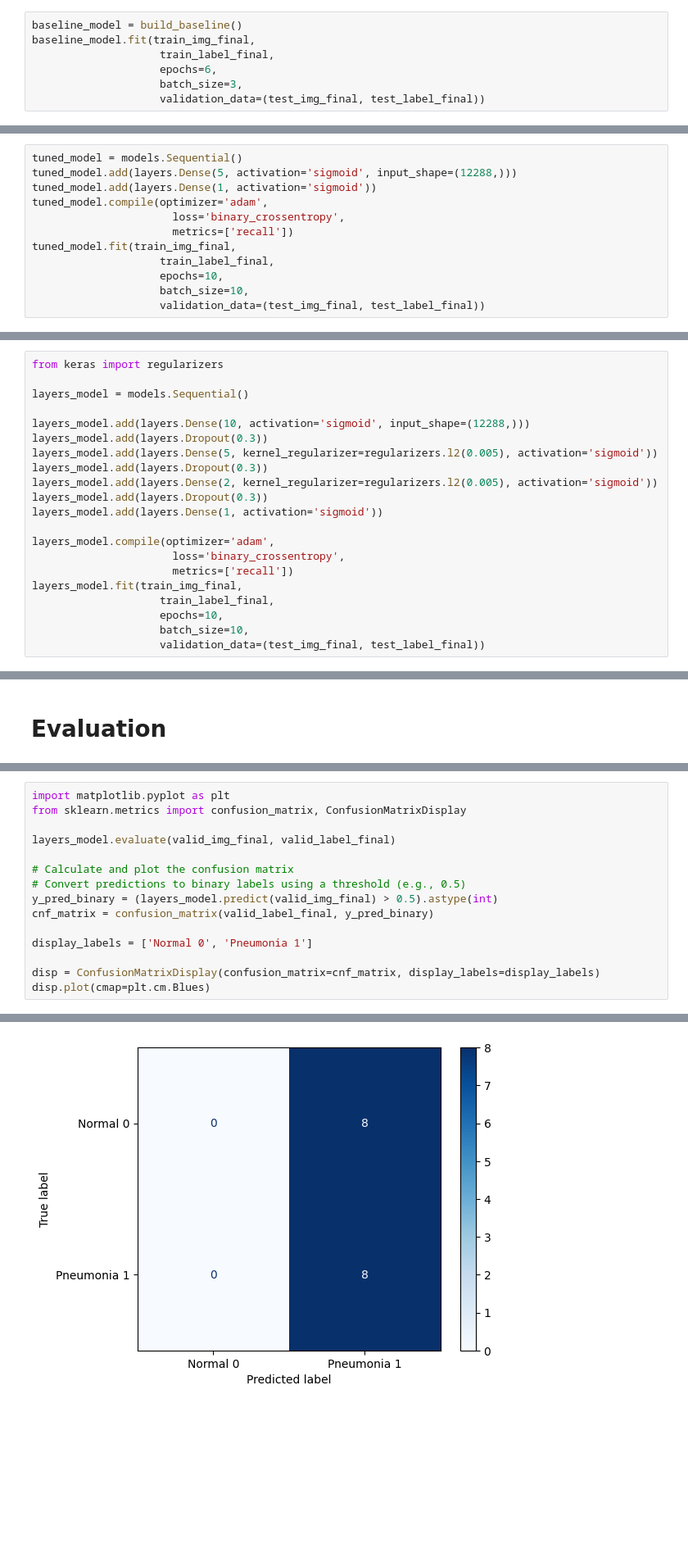
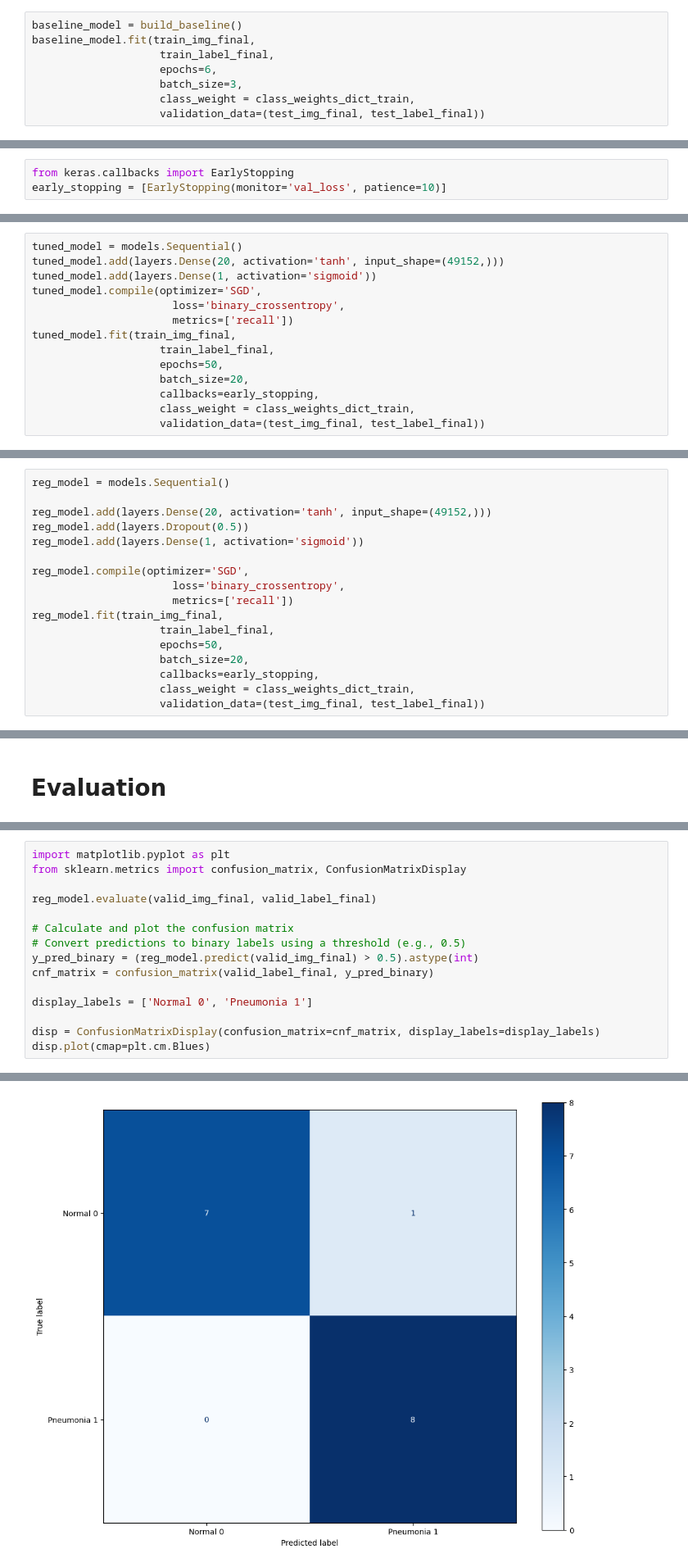
Before and after one commit to johnlocke333/xray_image_classification, a Jupyter notebook: notebook.ipynb, the cells around one changed output, grey strips where cells are left out. Shown at 82% size. Saved outputs shown, nothing was run; the diff lists cells and outputs as text; blank space fills up the shorter version.

Commit message:
Model, worked more on gridsearch to find best parameters and experimented with hidden layers/regularization

```diff
--- a/notebook.ipynb
+++ b/notebook.ipynb
@@ -127,6 +160,7 @@ baseline_model.fit(train_img_final,
                     train_label_final,
                     epochs=6,
                     batch_size=3,
+                    class_weight = class_weights_dict_train,
                     validation_data=(test_img_final, test_label_final))
 # %% [output]
 Epoch 1/6
@@ -144,4 +178,7 @@ Epoch 6/6
 <keras.src.callbacks.history.History at 0x...>
+# %%
+from keras.callbacks import EarlyStopping
+early_stopping = [EarlyStopping(monitor='val_loss', patience=10)]
 # %%
 tuning_model=KerasClassifier(build_fn=build_baseline)
 # %%
@@ -320,13 +401,15 @@ recall
 # %%
 tuned_model = models.Sequential()
-tuned_model.add(layers.Dense(5, activation='sigmoid', input_shape=(12288,)))
+tuned_model.add(layers.Dense(20, activation='tanh', input_shape=(49152,)))
 tuned_model.add(layers.Dense(1, activation='sigmoid'))
-tuned_model.compile(optimizer='adam',
+tuned_model.compile(optimizer='SGD',
                       loss='binary_crossentropy',
                       metrics=['recall'])
 tuned_model.fit(train_img_final,
                     train_label_final,
-                    epochs=10,
-                    batch_size=10,
+                    epochs=50,
+                    batch_size=20,
+                    callbacks=early_stopping,
+                    class_weight = class_weights_dict_train,
                     validation_data=(test_img_final, test_label_final))
 # %% [output]
@@ -366,22 +434,18 @@ results_test
 # %%
-from keras import regularizers
+reg_model = models.Sequential()
 
-layers_model = models.Sequential()
+reg_model.add(layers.Dense(20, activation='tanh', input_shape=(49152,)))
+reg_model.add(layers.Dropout(0.5))
+reg_model.add(layers.Dense(1, activation='sigmoid'))
 
-layers_model.add(layers.Dense(10, activation='sigmoid', input_shape=(12288,)))
-layers_model.add(layers.Dropout(0.3))
-layers_model.add(layers.Dense(5, kernel_regularizer=regularizers.l2(0.005), activation='sigmoid'))
-layers_model.add(layers.Dropout(0.3))
-layers_model.add(layers.Dense(2, kernel_regularizer=regularizers.l2(0.005), activation='sigmoid'))
-layers_model.add(layers.Dropout(0.3))
-layers_model.add(layers.Dense(1, activation='sigmoid'))
-
-layers_model.compile(optimizer='adam',
+reg_model.compile(optimizer='SGD',
                       loss='binary_crossentropy',
                       metrics=['recall'])
-layers_model.fit(train_img_final,
+reg_model.fit(train_img_final,
                     train_label_final,
-                    epochs=10,
-                    batch_size=10,
+                    epochs=50,
+                    batch_size=20,
+                    callbacks=early_stopping,
+                    class_weight = class_weights_dict_train,
                     validation_data=(test_img_final, test_label_final))
 # %% [output]
@@ -458,11 +501,11 @@ layers_model.evaluate(valid_img_final, valid_label_final)
 import matplotlib.pyplot as plt
 from sklearn.metrics import confusion_matrix, ConfusionMatrixDisplay
 
-layers_model.evaluate(valid_img_final, valid_label_final)
+reg_model.evaluate(valid_img_final, valid_label_final)
 
 # Calculate and plot the confusion matrix
 # Convert predictions to binary labels using a threshold (e.g., 0.5)
-y_pred_binary = (layers_model.predict(valid_img_final) > 0.5).astype(int)
+y_pred_binary = (reg_model.predict(valid_img_final) > 0.5).astype(int)
 cnf_matrix = confusion_matrix(valid_label_final, y_pred_binary)
 
 display_labels = ['Normal 0', 'Pneumonia 1']
@@ -475,3 +518,3 @@ disp.plot(cmap=plt.cm.Blues)
 <sklearn.metrics._plot.confusion_matrix.ConfusionMatrixDisplay at 0x...>
-[figure, old version]
+[figure, new version]
 # %%
```
Also changed, not shown: parts of 32 cells of this notebook.
